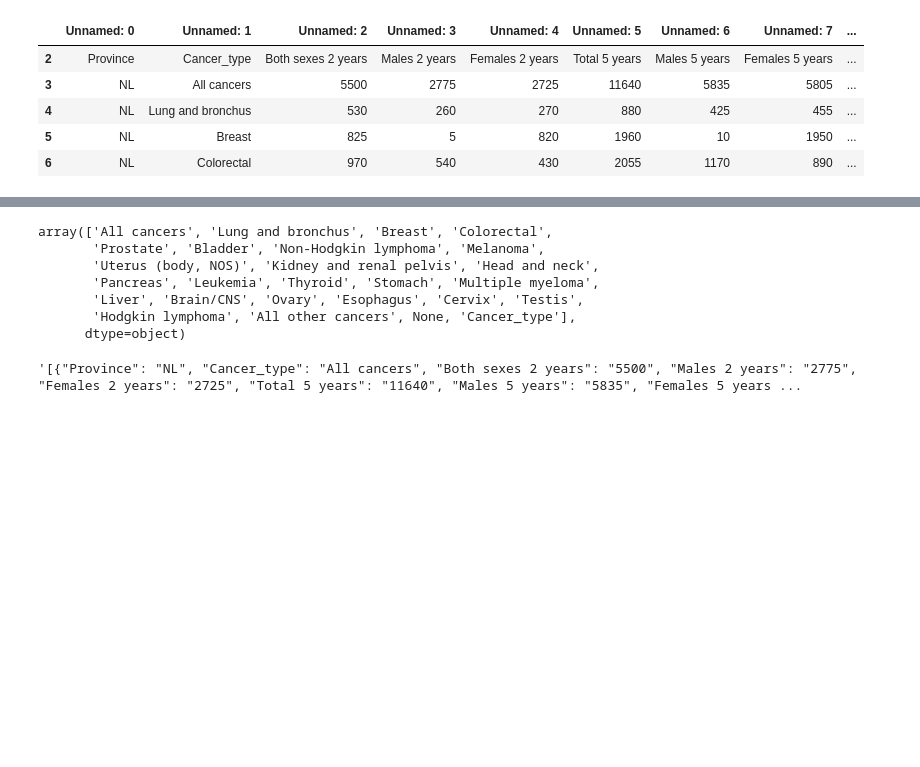
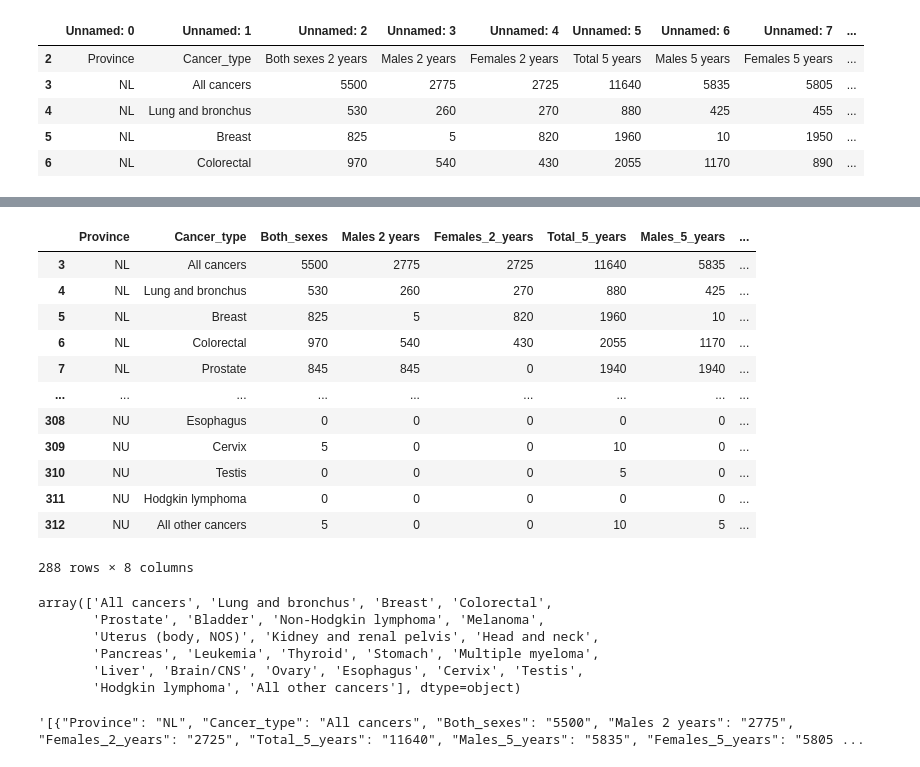
Before and after one commit to MoneyGeng/mapping-cancer, a Jupyter notebook: provincial_data.ipynb, the cells around one changed output, grey strips where cells are left out. Drawn from its saved outputs; the diff is of its cells as text; code cells hidden in the pictures; blank space fills up the shorter version.

```diff
--- a/provincial_data.ipynb
+++ b/provincial_data.ipynb
@@ -74,5 +54,31 @@ provincial_data
+# %%
+provincial_data2 = provincial_data.dropna(axis = 0)
+provincial_data2 = provincial_data2[provincial_data2.Province != "Province"]
+provincial_data2 = provincial_data2.rename(columns={"Both sexes 2 years": "Both_sexes",
+                                                    "Male 2 years":"Male_2_years",
+                                                    "Females 2 years": "Females_2_years",
+                                                    "Total 5 years": "Total_5_years",
+                                                    "Males 5 years": "Males_5_years",
+                                                    "Females 5 years": "Females_5_years"
+                                                    })
+# %%
+provincial_data2
+# %% [output]
+|  | Province | Cancer_type | Both_sexes | Males 2 years | Females_2_years | Total_5_years | Males_5_years | ... |
+| 3 | NL | All cancers | 5500 | 2775 | 2725 | 11640 | 5835 | ... |
+| 4 | NL | Lung and bronchus | 530 | 260 | 270 | 880 | 425 | ... |
+| 5 | NL | Breast | 825 | 5 | 820 | 1960 | 10 | ... |
+| 6 | NL | Colorectal | 970 | 540 | 430 | 2055 | 1170 | ... |
+| 7 | NL | Prostate | 845 | 845 | 0 | 1940 | 1940 | ... |
+| ... | ... | ... | ... | ... | ... | ... | ... | ... |
+| 308 | NU | Esophagus | 0 | 0 | 0 | 0 | 0 | ... |
+| 309 | NU | Cervix | 5 | 0 | 0 | 10 | 0 | ... |
+| 310 | NU | Testis | 0 | 0 | 0 | 5 | 0 | ... |
+| 311 | NU | Hodgkin lymphoma | 0 | 0 | 0 | 0 | 0 | ... |
+| 312 | NU | All other cancers | 5 | 0 | 0 | 10 | 5 | ... |
+288 rows × 8 columns
 # %%
-cancer_types = provincial_data['Cancer_type'].unique()
+cancer_types = provincial_data2['Cancer_type'].unique()
 cancer_types
 # %% [output]
 array(['All cancers', 'Lung and bronchus', 'Breast', 'Colorectal',
@@ -80,15 +86,14 @@ array(['All cancers', 'Lung and bronchus', 'Breast', 'Colorectal',
        'Uterus (body, NOS)', 'Kidney and renal pelvis', 'Head and neck',
        'Pancreas', 'Leukemia', 'Thyroid', 'Stomach', 'Multiple myeloma',
        'Liver', 'Brain/CNS', 'Ovary', 'Esophagus', 'Cervix', 'Testis',
-       'Hodgkin lymphoma', 'All other cancers', None, 'Cancer_type'],
-      dtype=object)
+       'Hodgkin lymphoma', 'All other cancers'], dtype=object)
 # %%
-result = provincial_data.to_json(orient="records")
+result = provincial_data2.to_json(orient="records")
 parsed = loads(result)
 json_object = dumps(parsed)
 json_object
 # %% [output]
-'[{"Province": "NL", "Cancer_type": "All cancers", "Both sexes 2 years": "5500", "Males 2 years": "2775", "Females 2 years": "2725", "Total 5 years": "11640", "Males 5 years": "5835", "Females 5 years ...
+'[{"Province": "NL", "Cancer_type": "All cancers", "Both_sexes": "5500", "Males 2 years": "2775", "Females_2_years": "2725", "Total_5_years": "11640", "Males_5_years": "5835", "Females_5_years": "5805 ...
 # %%
 with open("Resources/provincial_data.json", "w") as outfile:
     outfile.write(json_object)
```
Also changed, not shown: parts of 5 cells of this notebook, 3 other files.
